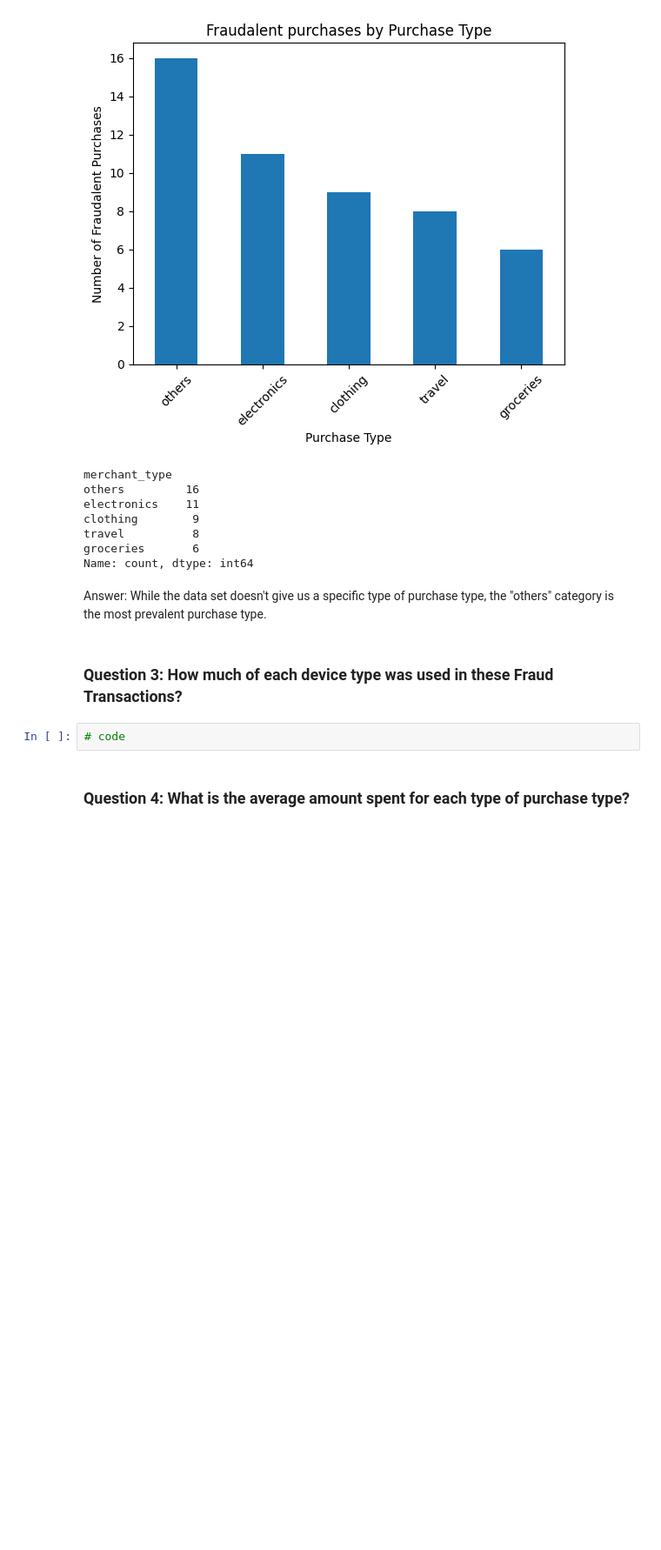
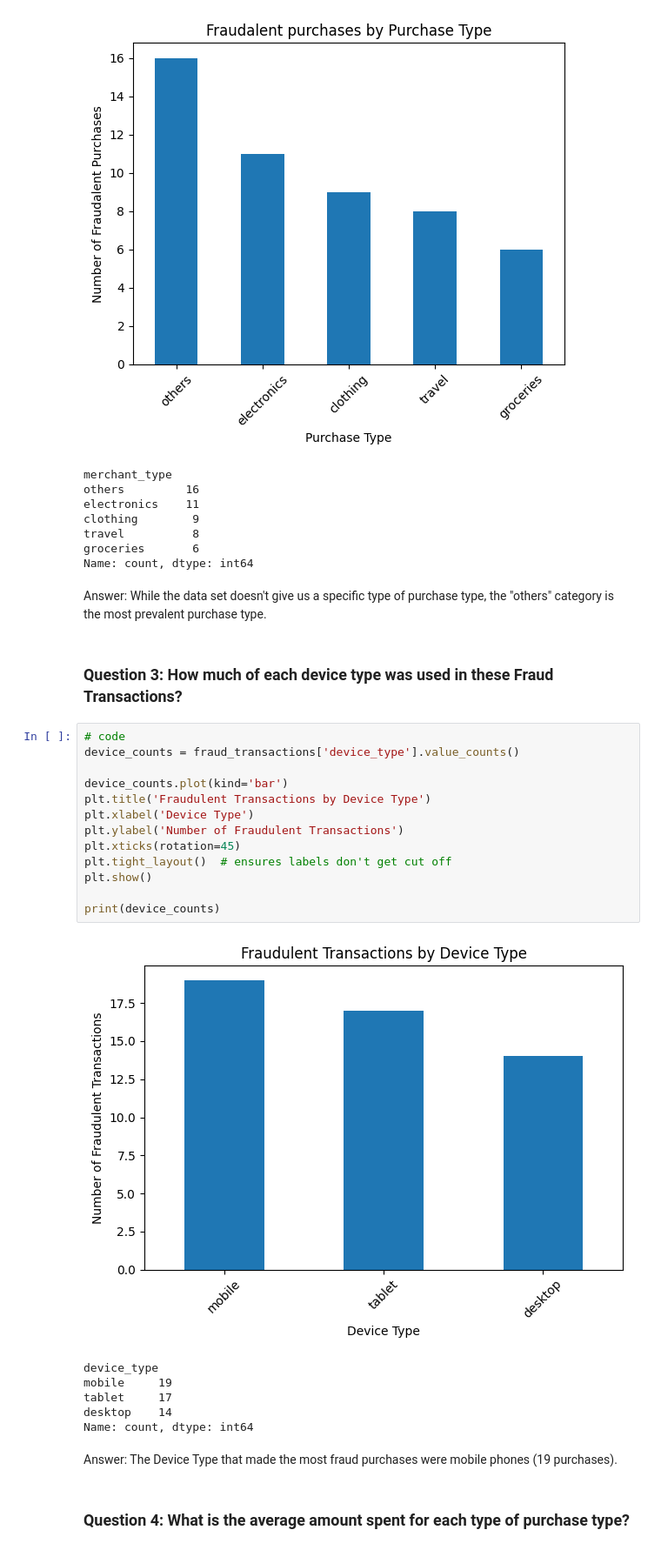
Before and after one commit to wcastro21/programming-project, a Jupyter notebook: project.ipynb, the cells around one changed output. Shown: that part at 87% size. Saved outputs shown, nothing was run; the diff lists cells and outputs as text; blank space fills up the shorter version.

```diff
--- a/project.ipynb
+++ b/project.ipynb
@@ -59,6 +59,26 @@ Answer: While the data set doesn't give us a specific type of purchase type, the
 ### Question 3: How much of each device type was used in these Fraud Transactions?
 # %%
 # code
+device_counts = fraud_transactions['device_type'].value_counts()
+
+device_counts.plot(kind='bar')
+plt.title('Fraudulent Transactions by Device Type')
+plt.xlabel('Device Type')
+plt.ylabel('Number of Fraudulent Transactions')
+plt.xticks(rotation=45)
+plt.tight_layout()  # ensures labels don't get cut off
+plt.show()
+
+print(device_counts)
+# %% [output]
+[figure, added]
+device_type
+mobile     19
+tablet     17
+desktop    14
+Name: count, dtype: int64
+# %% [markdown]
+Answer: The Device Type that made the most fraud purchases were mobile phones (19 purchases).
 # %% [markdown]
 ### Question 4: What is the average amount spent for each type of purchase type?
 # %%
```
Also changed, not shown: parts of 3 cells of this notebook, 1 other file.
